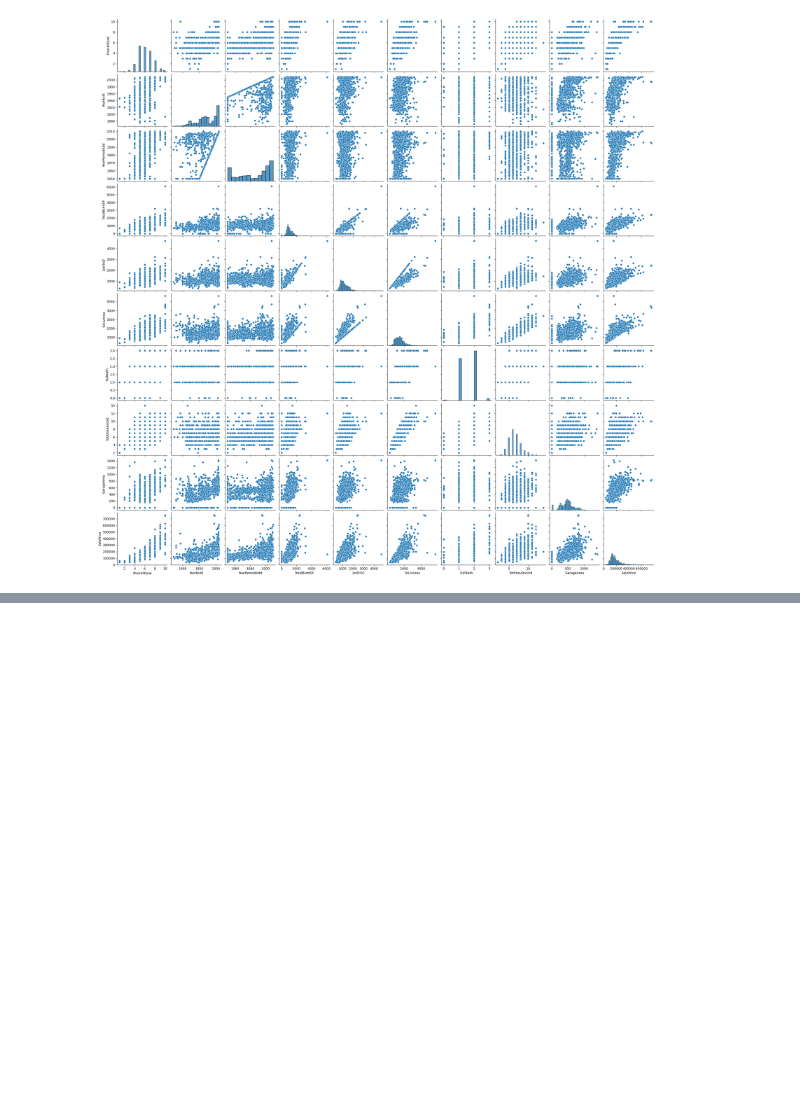
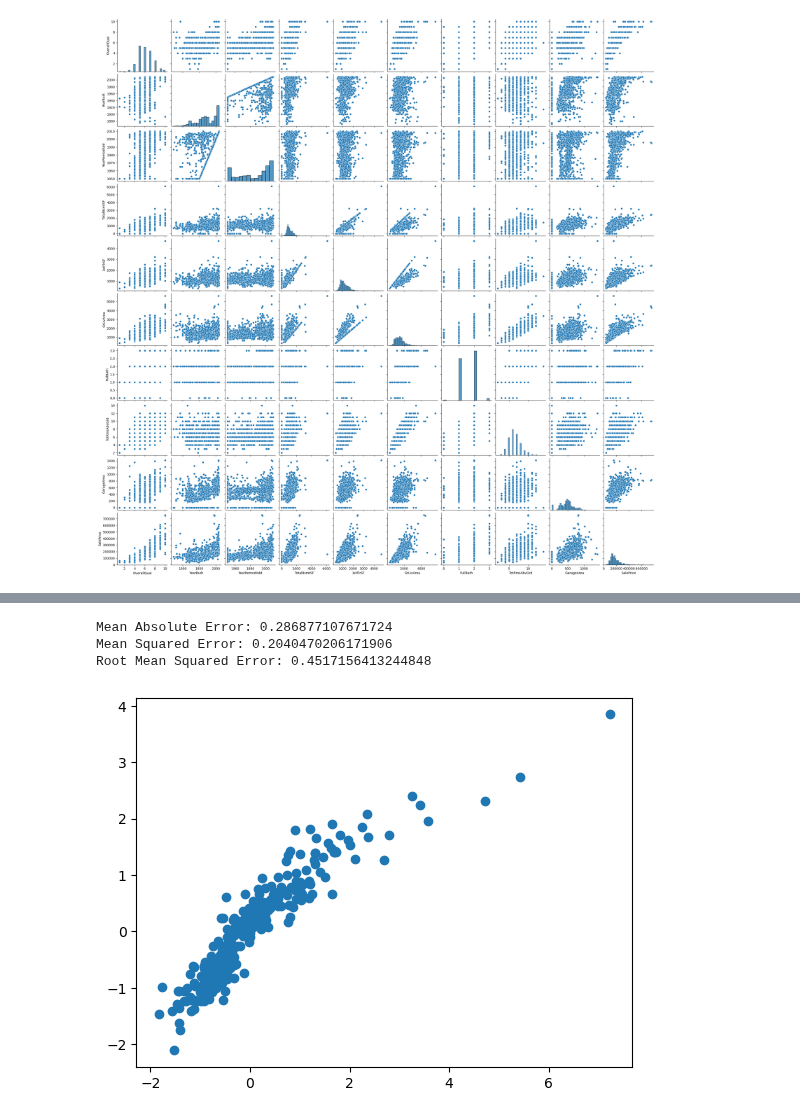
Before and after one commit to VishalyGinny/Data-Science-Projects, a Jupyter notebook: house-prices-advanced-regression-techniques/houseprice.ipynb, the cells around one changed output, grey strips where cells are left out. Drawn from its saved outputs; the diff is of its cells as text; code cells hidden in the pictures; blank space fills up the shorter version.

```diff
--- a/house-prices-advanced-regression-techniques/houseprice.ipynb
+++ b/house-prices-advanced-regression-techniques/houseprice.ipynb
@@ -200,0 +225,5 @@ plt.show()
+# %%
+# split the data into train and test
+X = df_norm.drop('SalePrice', axis=1)
+y = df_norm['SalePrice']
+X_train, X_test, y_train, y_test = train_test_split(X, y, test_size=0.2, random_state=42)
@@ -200,0 +234,7 @@ plt.show()
+# %%
+# split the data into train and test
+X_train, X_test, y_train, y_test = train_test_split(X, y, test_size=0.2, random_state=42)
+
+# impute all the missing values with mean
+X_train = X_train.fillna(X_train.mean())
+X_test = X_test.fillna(X_test.mean())
@@ -200,0 +262,4 @@ plt.show()
+# %%
+# Example of converting categorical variables to numeric (one-hot encoding)
+X_train = pd.get_dummies(X_train)
+X_test = pd.get_dummies(X_test)
@@ -200,0 +294,21 @@ plt.show()
+# %%
+# train the model
+reg = LinearRegression().fit(X_train, y_train)
+
+# make predictions
+y_pred = reg.predict(X_test)
+# %%
+# evaluate the model
+print('Mean Absolute Error:', metrics.mean_absolute_error(y_test, y_pred))
+print('Mean Squared Error:', metrics.mean_squared_error(y_test, y_pred))
+print('Root Mean Squared Error:', np.sqrt(metrics.mean_squared_error(y_test, y_pred)))
+# %% [output]
+Mean Absolute Error: 0.286877107671724
+Mean Squared Error: 0.2040470206171906
+Root Mean Squared Error: 0.4517156413244848
+# %%
+# plot the predictions
+plt.scatter(y_test, y_pred)
+plt.show()
+# %% [output]
+[figure, added]
```
Also changed, not shown: parts of 7 cells of this notebook.
